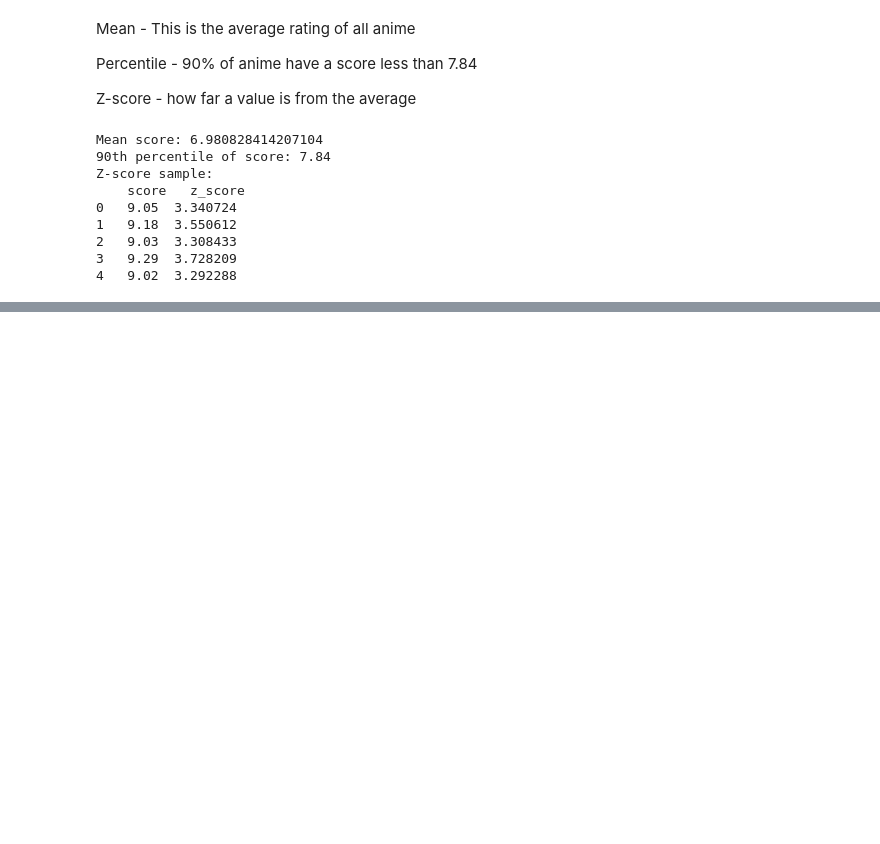
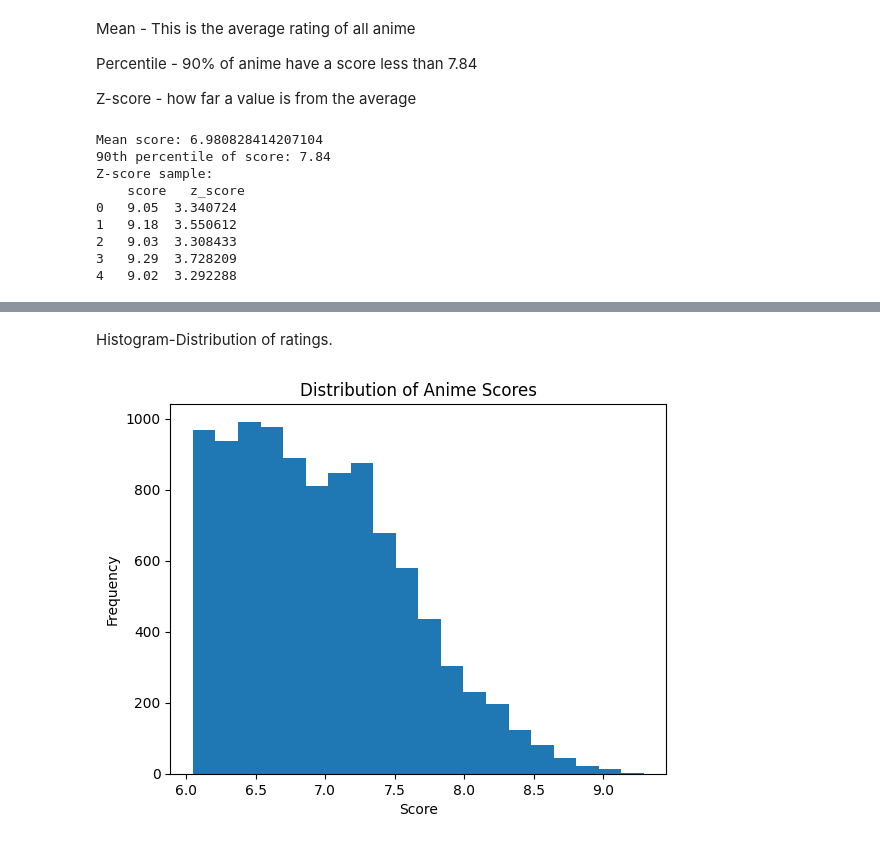
Before and after one commit to riasad30/Programming_In_Python_Final, a Jupyter notebook: python_final_Project.ipynb, the cells around one changed output, grey strips where cells are left out. Saved outputs shown, nothing was run; the diff lists cells and outputs as text; code cells hidden in the pictures; blank space fills up the shorter version.

```diff
--- a/python_final_Project.ipynb
+++ b/python_final_Project.ipynb
@@ -392,0 +405,10 @@ Z-score sample:
+# %% [markdown]
+Histogram-Distribution of ratings.
+# %%
+df['score'].plot(kind='hist', bins=20)
+plt.title("Distribution of Anime Scores")
+plt.xlabel("Score")
+plt.ylabel("Frequency")
+plt.show()
+# %% [output]
+[figure, added]
```
Also changed, not shown: parts of 20 cells of this notebook.
